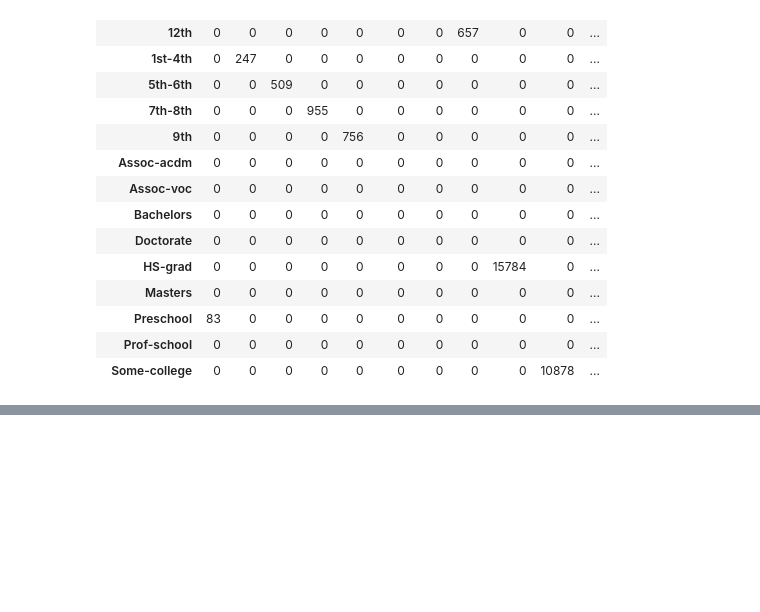
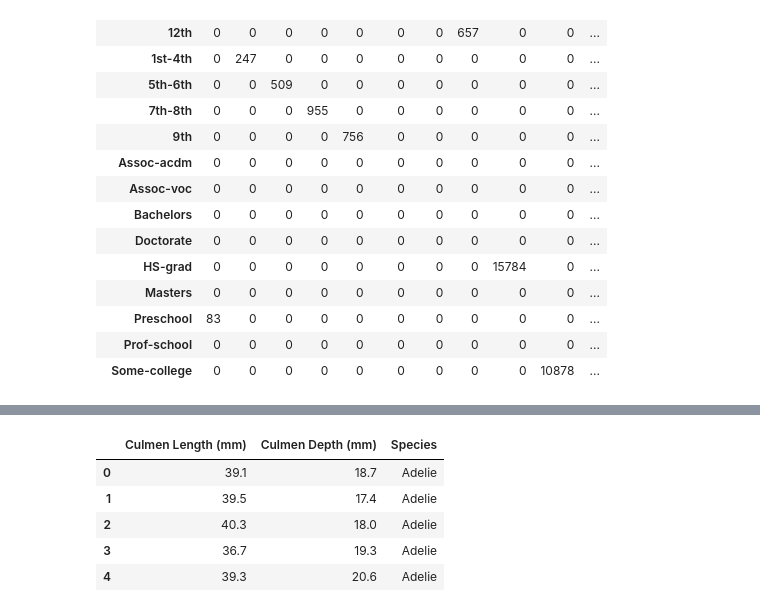
Before and after one commit to Pirouz-Nourian/scikit-learn-mooc, a Jupyter notebook: lesson/lesson1-data_exploration.ipynb, the cells around one changed output, grey strips where cells are left out. Saved outputs shown, nothing was run; the diff lists cells and outputs as text; code cells hidden in the pictures; blank space fills up the shorter version.

```diff
--- a/lesson/lesson1-data_exploration.ipynb
+++ b/lesson/lesson1-data_exploration.ipynb
@@ -149,0 +182,9 @@ pd.crosstab(index=adult_census["education"],columns=adult_census["education-num"
+# %%
+penguins.head()
+# %% [output]
+|  | Culmen Length (mm) | Culmen Depth (mm) | Species |
+| 0 | 39.1 | 18.7 | Adelie |
+| 1 | 39.5 | 17.4 | Adelie |
+| 2 | 40.3 | 18.0 | Adelie |
+| 3 | 36.7 | 19.3 | Adelie |
+| 4 | 39.3 | 20.6 | Adelie |
```
Also changed, not shown: parts of 9 cells of this notebook.
